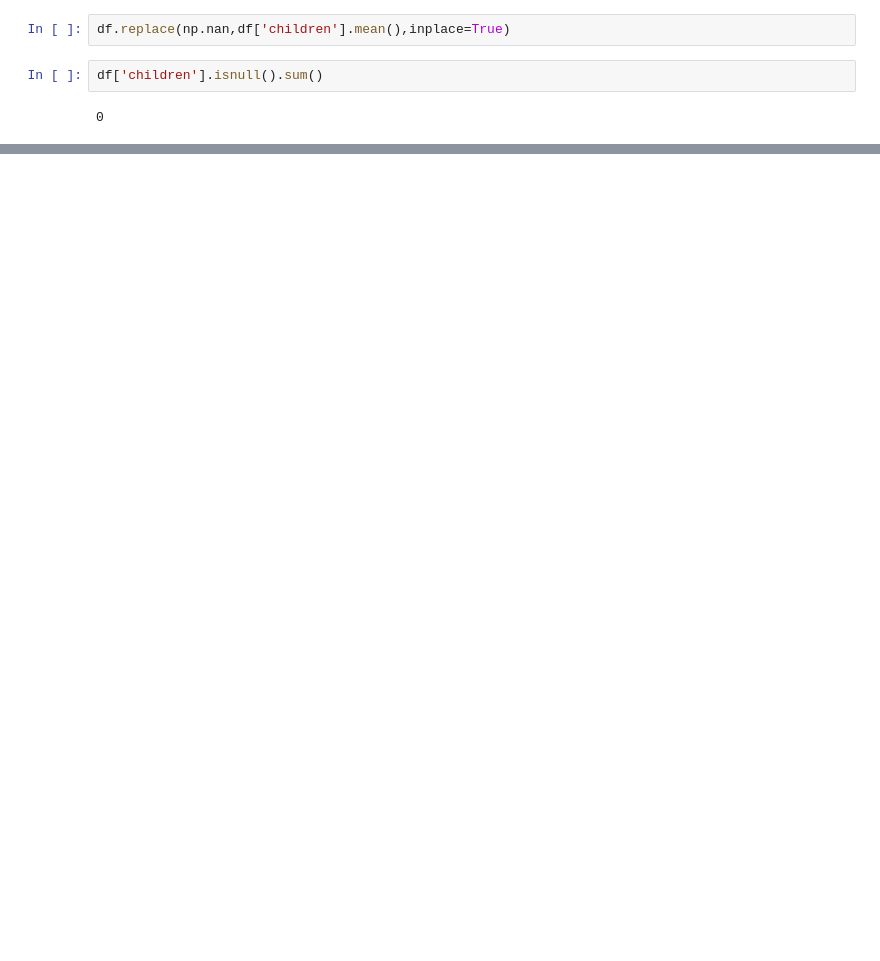
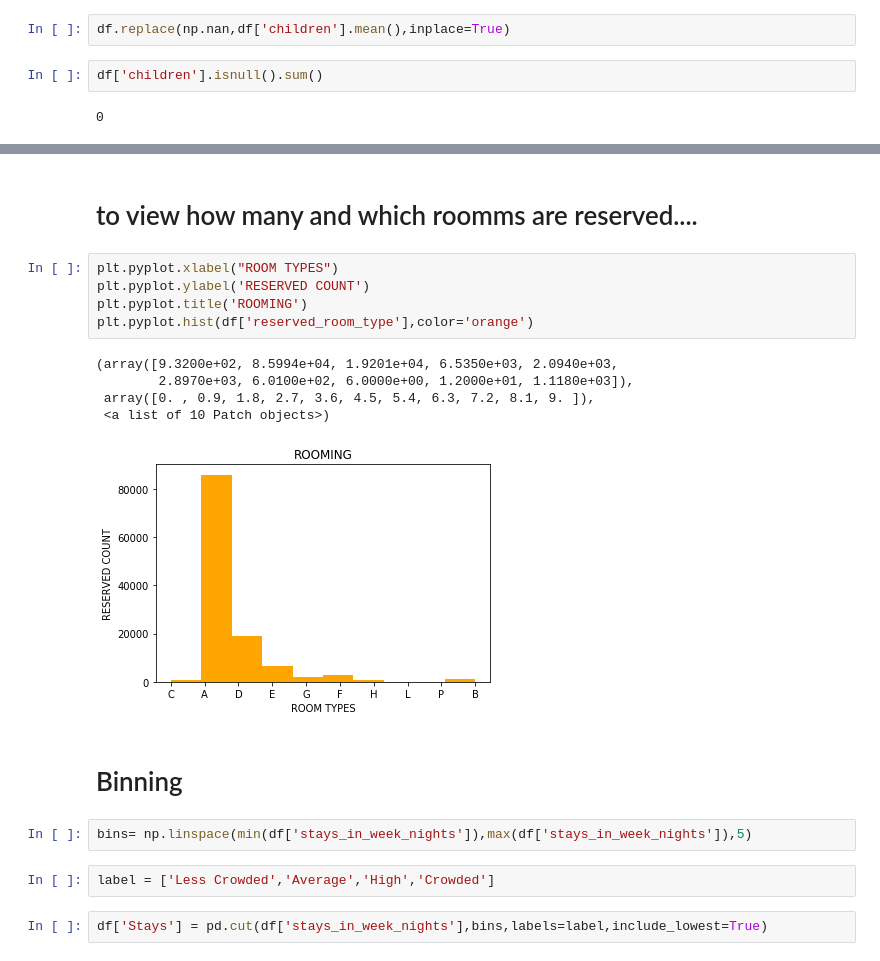
Before and after one commit to Arslaan0124/BigData-Project-1, a Jupyter notebook: project.ipynb, the cells around one changed output, grey strips where cells are left out. Drawn from its saved outputs; the diff is of its cells as text; blank space fills up the shorter version.

```diff
--- a/project.ipynb
+++ b/project.ipynb
@@ -176,0 +378,21 @@ dtype: int64
+# %% [markdown]
+# to view how many and which roomms are reserved....
+# %%
+plt.pyplot.xlabel("ROOM TYPES")
+plt.pyplot.ylabel('RESERVED COUNT')
+plt.pyplot.title('ROOMING')
+plt.pyplot.hist(df['reserved_room_type'],color='orange')
+# %% [output]
+(array([9.3200e+02, 8.5994e+04, 1.9201e+04, 6.5350e+03, 2.0940e+03,
+        2.8970e+03, 6.0100e+02, 6.0000e+00, 1.2000e+01, 1.1180e+03]),
+ array([0. , 0.9, 1.8, 2.7, 3.6, 4.5, 5.4, 6.3, 7.2, 8.1, 9. ]),
+ <a list of 10 Patch objects>)
+[figure, added]
+# %% [markdown]
+# Binning
+# %%
+bins= np.linspace(min(df['stays_in_week_nights']),max(df['stays_in_week_nights']),5)
+# %%
+label = ['Less Crowded','Average','High','Crowded']
+# %%
+df['Stays'] = pd.cut(df['stays_in_week_nights'],bins,labels=label,include_lowest=True)
```
Also changed, not shown: parts of 77 cells of this notebook.
